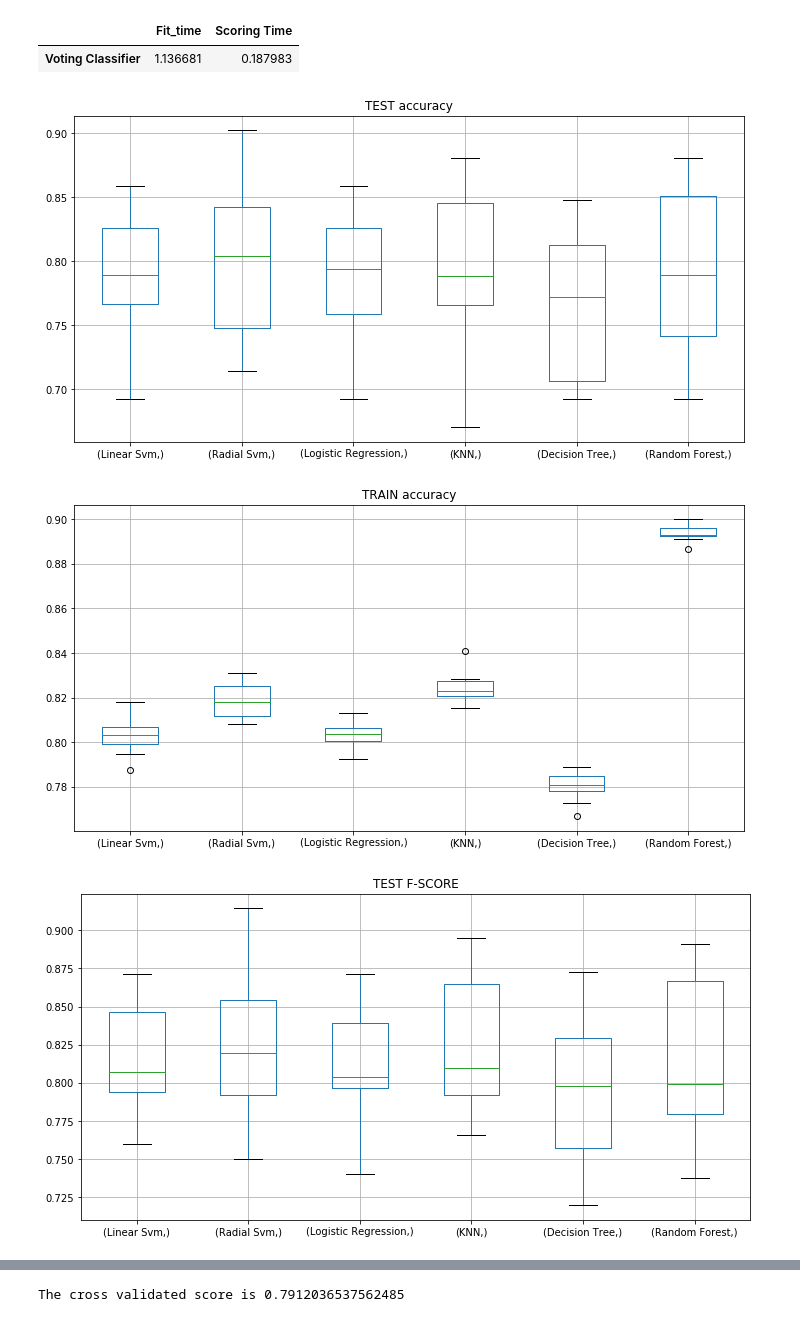
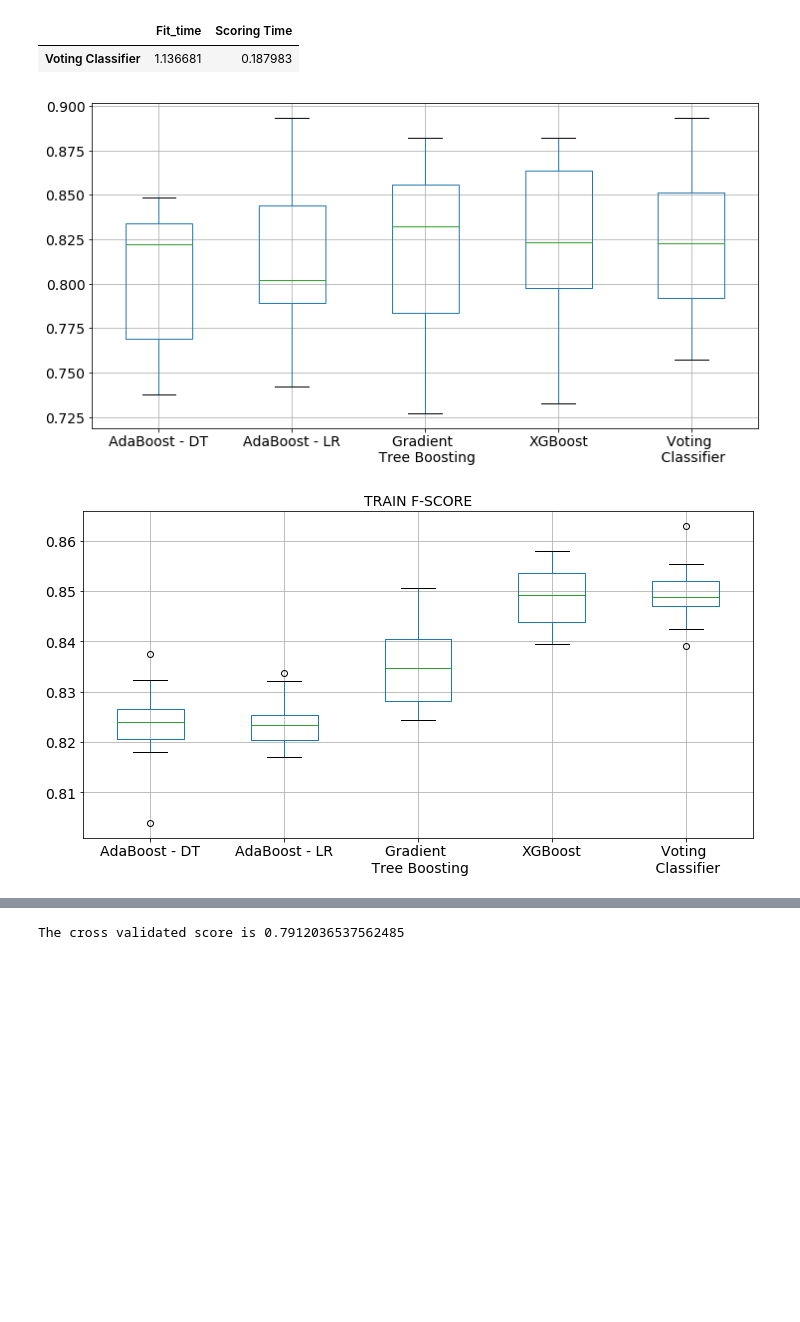
Before and after one commit to javierfs/MyMasterThesis, a Jupyter notebook: Results_Boosting_Approach_4.ipynb, the cells around one changed output, grey strips where cells are left out. Saved outputs shown, nothing was run; the diff lists cells and outputs as text; code cells hidden in the pictures; blank space fills up the shorter version.

```diff
--- a/Results_Boosting_Approach_4.ipynb
+++ b/Results_Boosting_Approach_4.ipynb
@@ -75,8 +146,8 @@ kfold = StratifiedKFold(n_splits=10, random_state=1) # k=10, split the data into
 xyz=[]
 accuracy=[]
 std=[]
-classifiers=['AdaBoost - DT','AdaBoost - LR','Gradient Tree Boosting','XGBoost']
-models=[AdaBoost_DT_model, AdaBoost_Logistic_Regression_model, grad_boosting_model, XGB_clf]
+classifiers=['AdaBoost - DT','AdaBoost - LR','Gradient Tree Boosting','XGBoost', 'Voting \n Classifier']
+models=[AdaBoost_DT_model, AdaBoost_Logistic_Regression_model, grad_boosting_model, XGB_clf, voting_clf]
 
 fit_time = []
 score_time = []
@@ -452,27 +528,20 @@ Model: VotingClassifier(estimators=[('KNN', KNeighborsClassifier(algorithm='auto
 |  | Fit_time | Scoring Time |
 | Voting Classifier | 1.136681 | 0.187983 |
 # %%
+classifiers=['AdaBoost - DT','AdaBoost - LR','Gradient \n Tree Boosting','XGBoost', 'Voting \n Classifier']
 plt.figure(figsize=(12,6))
-plt.title('TEST accuracy')
-box_test_accuracy=pd.DataFrame(test_accuracy_total,index=[classifiers])
-box_test_accuracy.T.boxplot()
+box_test_F_score=pd.DataFrame(test_F_score_total,index=[classifiers][0])
+box_test_F_score.T.boxplot(fontsize=14)
+
 plt.show()
+
 plt.figure(figsize=(12,6))
-plt.title('TRAIN accuracy')
-box_train_accuracy=pd.DataFrame(train_accuracy_total,index=[classifiers])
-box_train_accuracy.T.boxplot()
+plt.title('TRAIN F-SCORE', fontsize=14)
+box_train_F_score=pd.DataFrame(train_F_score_total,index=[classifiers][0])
+box_train_F_score.T.boxplot(fontsize=14)
+
+
 plt.show()
-plt.figure(figsize=(12,6))
-plt.title('TEST F-SCORE')
-box_test_F_score=pd.DataFrame(test_F_score_total,index=[classifiers])
-box_test_F_score.T.boxplot()
-plt.show()
-plt.figure(figsize=(12,6))
-plt.title('TRAIN F-SCORE')
-box_train_F_score=pd.DataFrame(train_F_score_total,index=[classifiers])
-box_train_F_score.T.boxplot()
-plt.show()
 # %% [output]
-[figure, old version]
+[figure, new version]
-[figure, old version]
+[figure, new version]
-[figure, removed]
```
Also changed, not shown: parts of 4 cells of this notebook, 9 other files.
